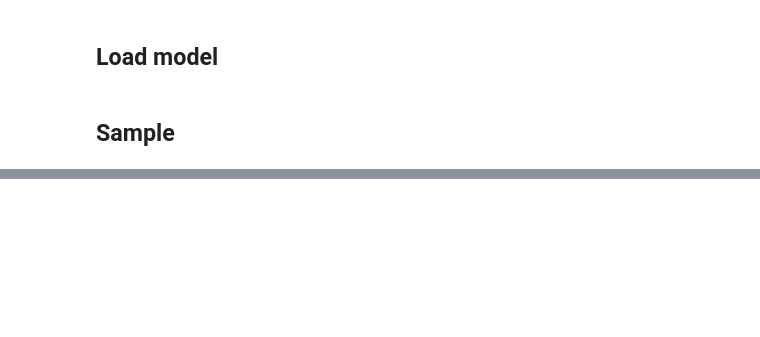
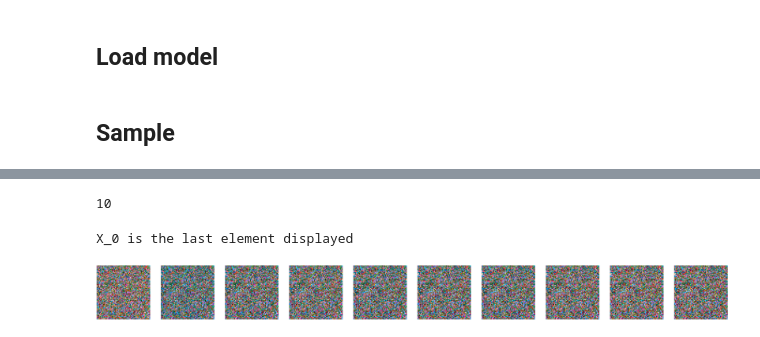
Before and after one commit to alexchandler100/MAT_180, a Jupyter notebook: colorized/demo/reverse_process.ipynb, the cells around one changed output, grey strips where cells are left out. Saved outputs shown, nothing was run; the diff lists cells and outputs as text; code cells hidden in the pictures; blank space fills up the shorter version.

```diff
--- a/colorized/demo/reverse_process.ipynb
+++ b/colorized/demo/reverse_process.ipynb
@@ -38,7 +44,8 @@ lab.shape
 # %%
+# Load the color LAB image
 size=64
 img = cv2.normalize(lab, None, alpha = -1, beta = 1, norm_type = cv2.NORM_MINMAX, dtype = cv2.CV_32F)
-img = cv2.resize(lab, dsize=(size, size), interpolation=cv2.INTER_CUBIC)
+img = cv2.resize(img, dsize=(size, size), interpolation=cv2.INTER_CUBIC)
 
 img = torch.tensor(np.array(img))
 # Reshape so the tensor has the right shape for training
@@ -47,12 +54,10 @@ img.shape
 # %% [output]
 torch.Size([1, 3, 64, 64])
 # %%
-# Extract the grayscale (l) color channel
-gray = l[img_index,:]
-gray = torch.tensor(gray)
-gray = rearrange(gray,"w h-> 1 h w 1")
-# Tripple the last dimension so it is the same shape as the color image
+# Take the L part of the LAB image to have grayscale
+gray = img[:,0,:,:]
+gray = rearrange(gray,"b w h-> b w h 1")
 gray = gray.expand(gray.shape[0],gray.shape[1],gray.shape[2],3)
-gray = rearrange(gray,"b h w c-> b c h w")
+gray = rearrange(gray,"b w h c-> b c w h")
 gray.shape
 # %% [output]
@@ -76,0 +96,30 @@ saving!
+# %%
+len(noisy_images)
+# %% [output]
+10
+# %%
+results = []
+for img in noisy_images:
+    img = rearrange(img,"b c w h-> b w h c")[0]
+    norm = cv2.normalize(img, None, alpha = 0, beta = 255, norm_type = cv2.NORM_MINMAX, dtype = cv2.CV_32F)
+    norm = norm.astype("uint8")
+    img_rgb = cv2.cvtColor(norm,cv2.COLOR_LAB2RGB)
+    results.append(img_rgb)
+# %%
+if not isinstance(results[0], list):
+    results = [results]
+
+num_rows = len(results)
+num_cols = len(results[0])
+fig, axs = plt.subplots(figsize=(200,200), nrows=num_rows, ncols=num_cols, squeeze=False)
+
+for row_idx, row in enumerate(results):
+    row = row
+    for col_idx, img in enumerate(row):
+        ax = axs[row_idx, col_idx]
+        ax.imshow(np.asarray(img))
+        ax.set(xticklabels=[], yticklabels=[], xticks=[], yticks=[])
+print("X_0 is the last element displayed")
+# %% [output]
+X_0 is the last element displayed
+[figure, added]
```
Also changed, not shown: parts of 5 cells of this notebook, 3 other files.
